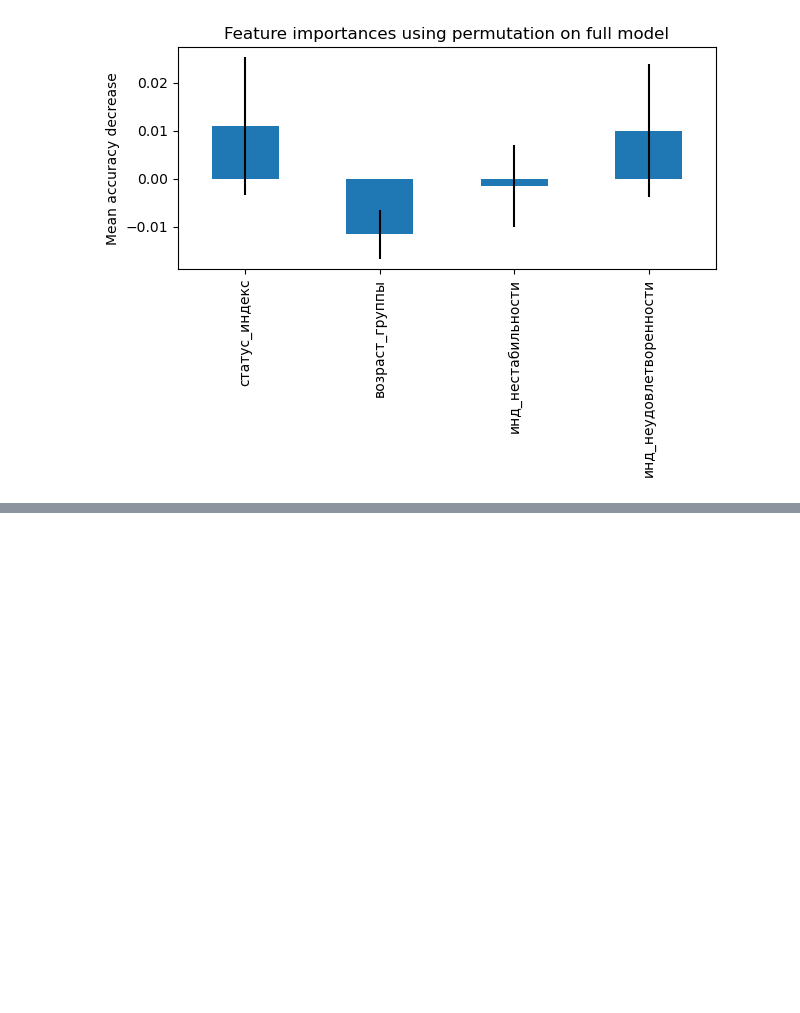
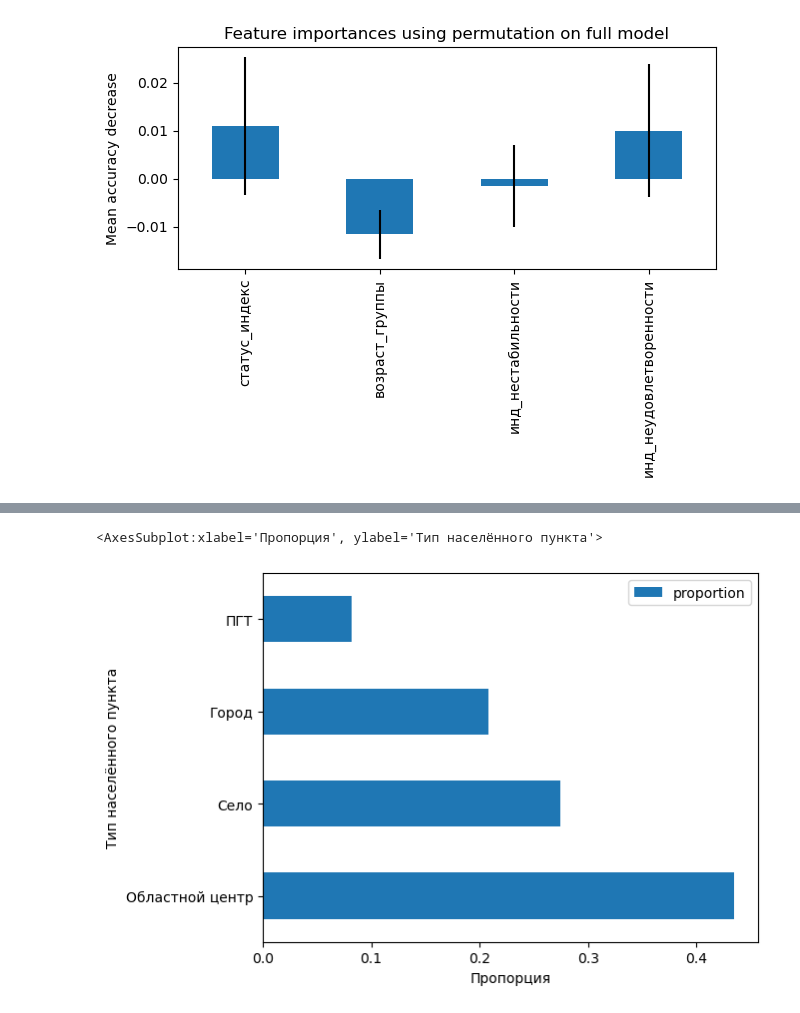
Before and after one commit to dacsson/religion_analysis, a Jupyter notebook: religion_analysis.ipynb, the cells around one changed output, grey strips where cells are left out. Saved outputs shown, nothing was run; the diff lists cells and outputs as text; code cells hidden in the pictures; blank space fills up the shorter version.

```diff
--- a/religion_analysis.ipynb
+++ b/religion_analysis.ipynb
@@ -578,0 +483,7 @@ AttributeError: 'NoneType' object has no attribute 'split'
+# %%
+count_belief = pd.DataFrame(data=gen_z_belief.status.value_counts(normalize=True))
+
+count_belief.plot(kind='barh', xlabel='Пропорция', ylabel = 'Тип населённого пункта')
+# %% [output]
+<AxesSubplot:xlabel='Пропорция', ylabel='Тип населённого пункта'>
+[figure, added]
```
Also changed, not shown: parts of 29 cells of this notebook.
